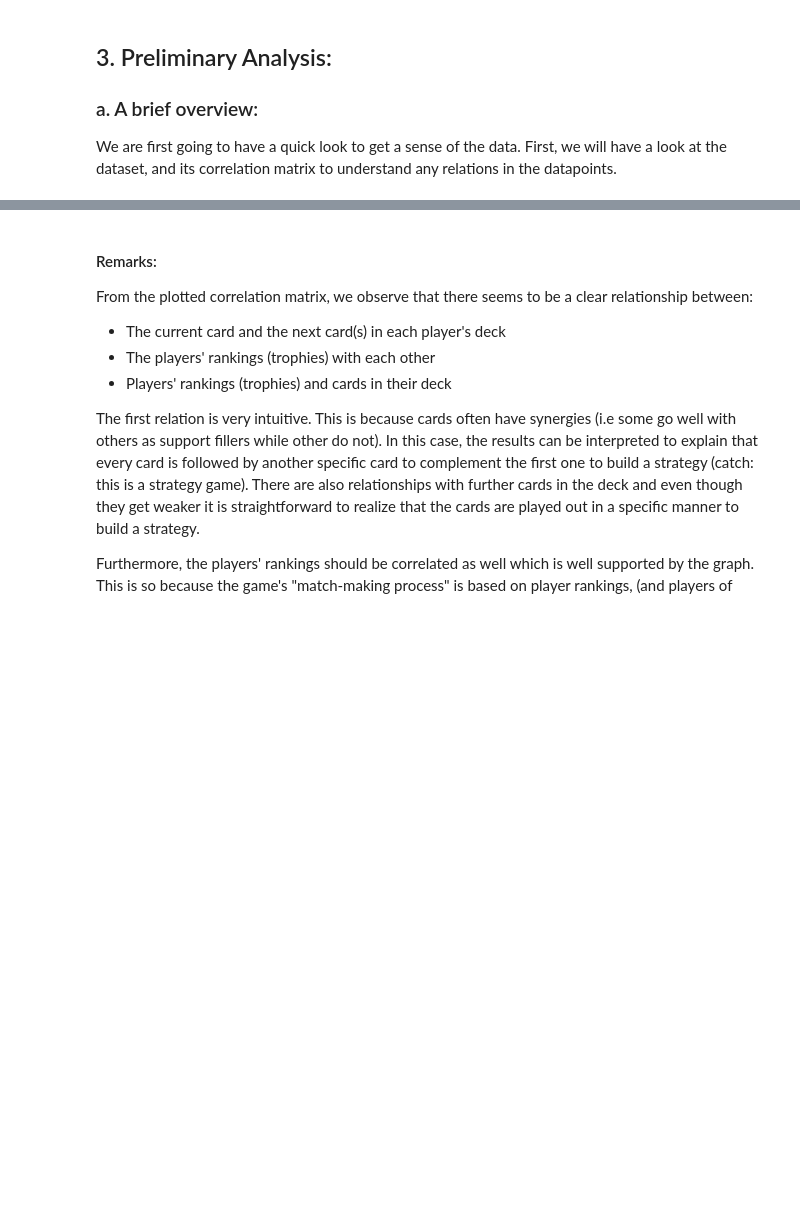
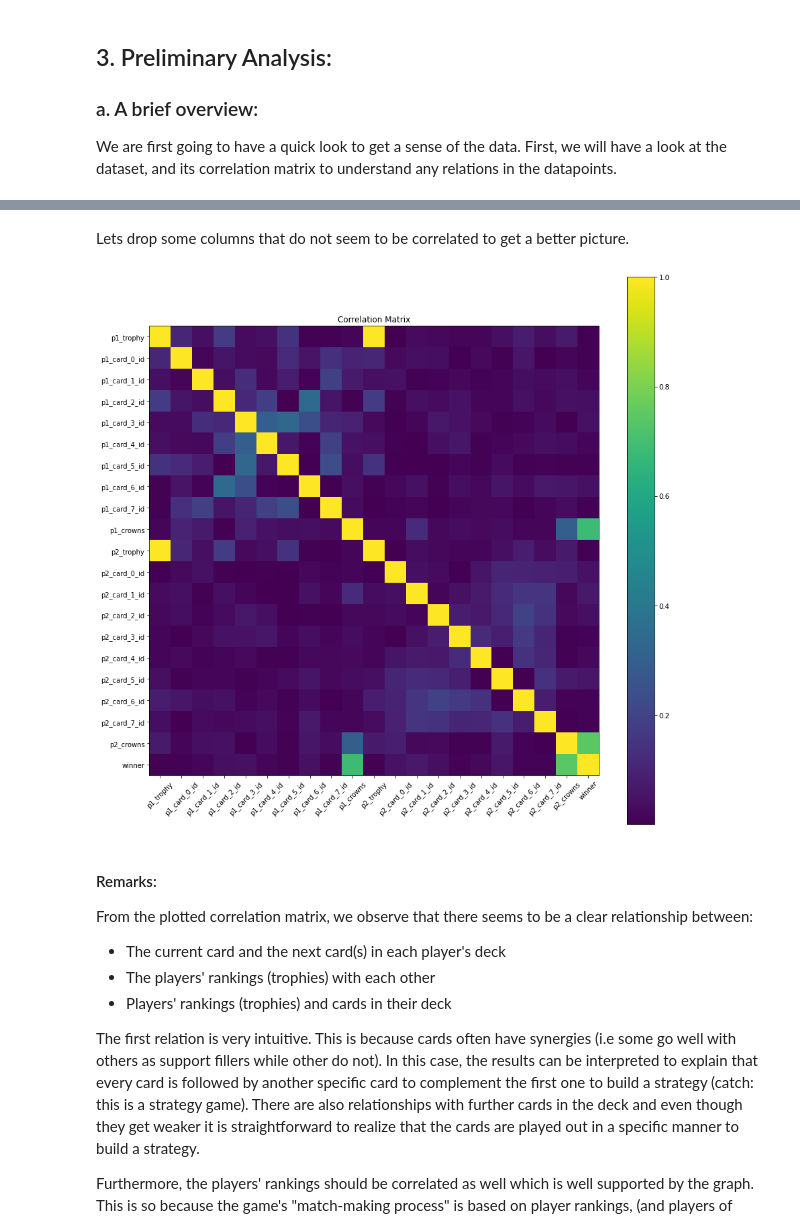
Before and after one commit to nhat-vo/clash-royale-ml, a Jupyter notebook: clashroyale.ipynb, the cells around one changed output, grey strips where cells are left out. Saved outputs shown, nothing was run; the diff lists cells and outputs as text; code cells hidden in the pictures; blank space fills up the shorter version.

```diff
--- a/clashroyale.ipynb
+++ b/clashroyale.ipynb
@@ -160,3 +166,24 @@ plt.show()
+# %% [markdown]
+Lets drop some columns that do not seem to be correlated to get a better picture.
+# %%
+less_cols = df
+cols_to_drop = []
+for col_name in df.columns:
+    if 'lv' in col_name or 'tag' in col_name:
+        cols_to_drop.append(col_name)
+# remove cols with levels
+less_cols.drop(columns=cols_to_drop, inplace=True)
+corr = less_cols.corr()
+# %%
+f = plt.figure(figsize=(15, 15))
+plt.imshow(np.abs(corr))
+plt.title('Correlation Matrix')
+plt.xticks(np.arange(df.shape[1]), df.columns, rotation=45)
+plt.yticks(np.arange(df.shape[1]), df.columns)
+plt.colorbar()
+plt.show()
+# %% [output]
+[figure, added]
 # %% [markdown]
 #### Remarks:
 From the plotted correlation matrix, we observe that there seems to be a clear relationship between:
```
Also changed, not shown: parts of 9 cells of this notebook.
